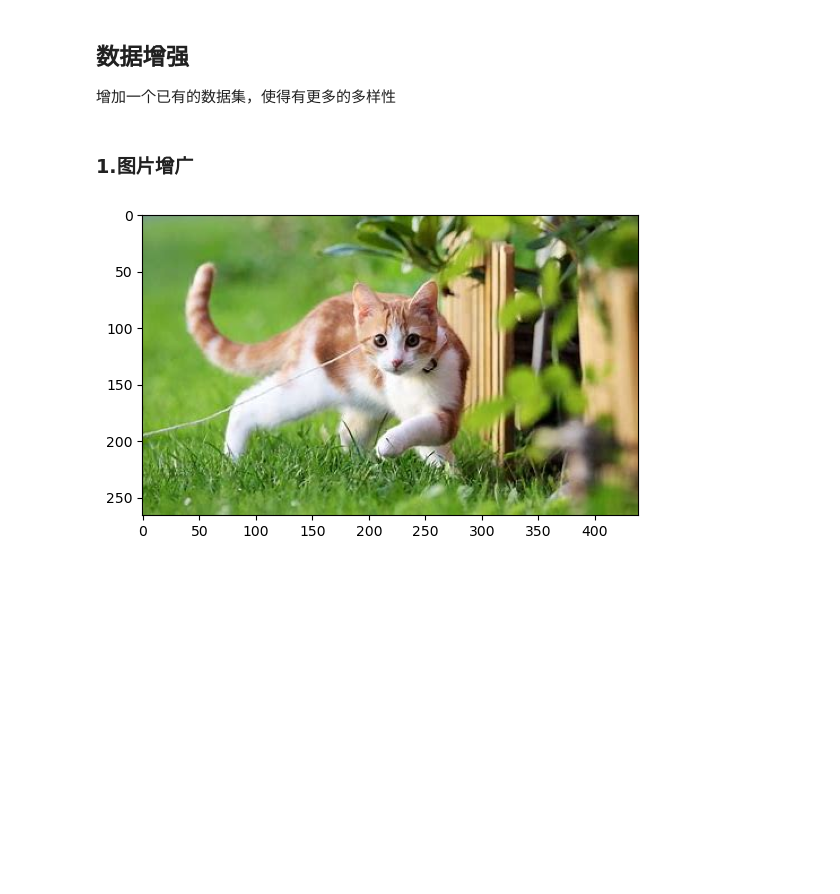
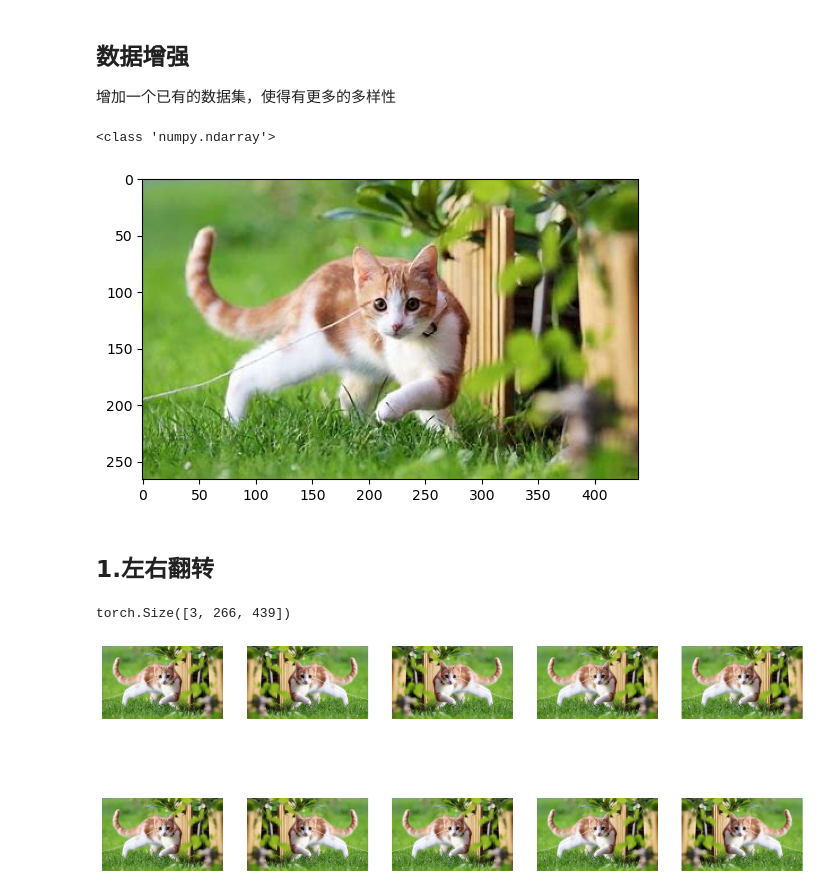
Before and after one commit to JuferBlue/Laboratory-Learning-Diary, a Jupyter notebook: 动手学习深度学习/4.数据增强.ipynb, the cells around one changed output. Drawn from its saved outputs; the diff is of its cells as text; code cells hidden in the pictures; blank space fills up the shorter version.

```diff
--- a/动手学习深度学习/4.数据增强.ipynb
+++ b/动手学习深度学习/4.数据增强.ipynb
@@ -1,8 +1,6 @@
 # %% [markdown]
 ## 数据增强
 增加一个已有的数据集，使得有更多的多样性
-# %% [markdown]
-### 1.图片增广
 # %%
 %matplotlib inline
 import torch
@@ -12,11 +10,33 @@ from torch import nn
 # 在Jupyter Notebook的单元格中运行以下命令来切换后端
 %matplotlib inline
 import matplotlib.pyplot as plt
-
 # 你的图像显示代码
-plt.imshow(plt.imread('cat.png'))
-
+img = plt.imread('cat.png')
+print(type(img))
+plt.imshow(img)
 # 显示图像，这将在Notebook中创建一个交互式图像
 plt.show()
 # %% [output]
+<class 'numpy.ndarray'>
 [figure]
+# %% [markdown]
+## 1.左右翻转
+# %%
+img_tensor = torchvision.transforms.ToTensor()(img)
+print(img_tensor.shape)
+transform = torchvision.transforms.RandomHorizontalFlip()
+# 创建一个2x5的子图网格
+fig, axs = plt.subplots(2, 5, figsize=(15, 6))
+
+for i in range(10):
+    row = i // 5
+    col = i % 5
+    img_tensor_copy = transform(img_tensor)
+    # 创建副本避免每次都改变原始张量
+    img_tensor_copy = img_tensor_copy.permute(1, 2, 0)
+    axs[row, col].imshow(img_tensor_copy)
+    axs[row, col].axis('off')
+plt.show()
+# %% [output]
+torch.Size([3, 266, 439])
+[figure, added]
```
Also changed, not shown: parts of 8 cells of this notebook, 1 other file.
